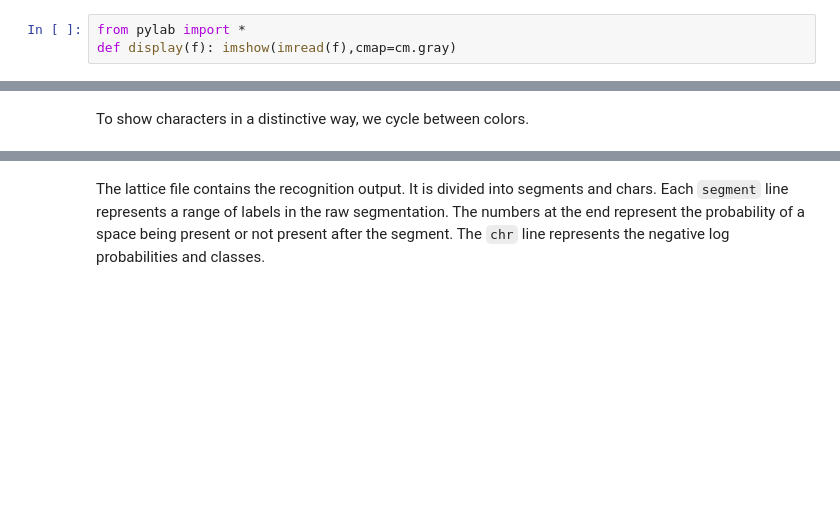
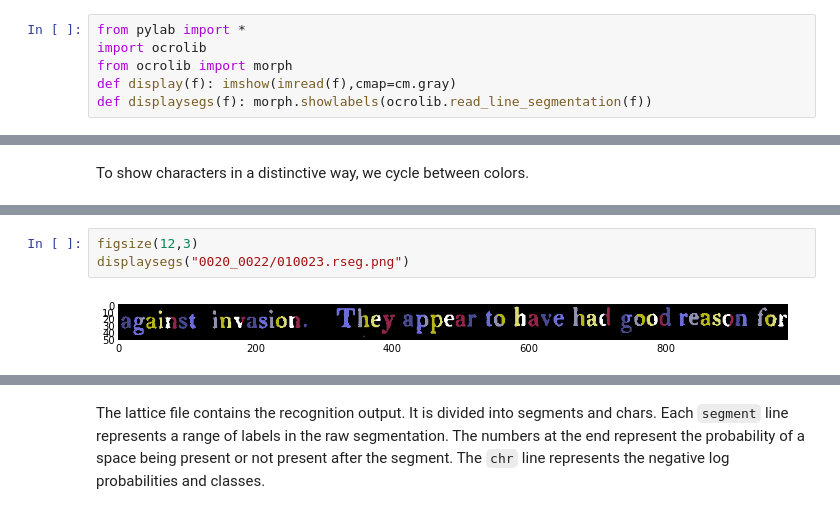
Before and after one commit to ocropus-archive/DUP-ocropy, a Jupyter notebook: Notebooks/ocropus-steps.ipynb, the cells around one changed output, grey strips where cells are left out. Drawn from its saved outputs; the diff is of its cells as text; blank space fills up the shorter version.

```diff
--- a/Notebooks/ocropus-steps.ipynb
+++ b/Notebooks/ocropus-steps.ipynb
@@ -1,6 +1,9 @@
 # %%
 from pylab import *
+import ocrolib
+from ocrolib import morph
 def display(f): imshow(imread(f),cmap=cm.gray)
+def displaysegs(f): morph.showlabels(ocrolib.read_line_segmentation(f))
 # %% [markdown]
 Preprocessing
 ==============
@@ -189,0 +169,5 @@ for i,c in enumerate(chars[:64]):
+# %%
+figsize(12,3)
+displaysegs("0020_0022/010023.rseg.png")
+# %% [output]
+[figure, added]
```
Also changed, not shown: parts of 27 cells of this notebook.
